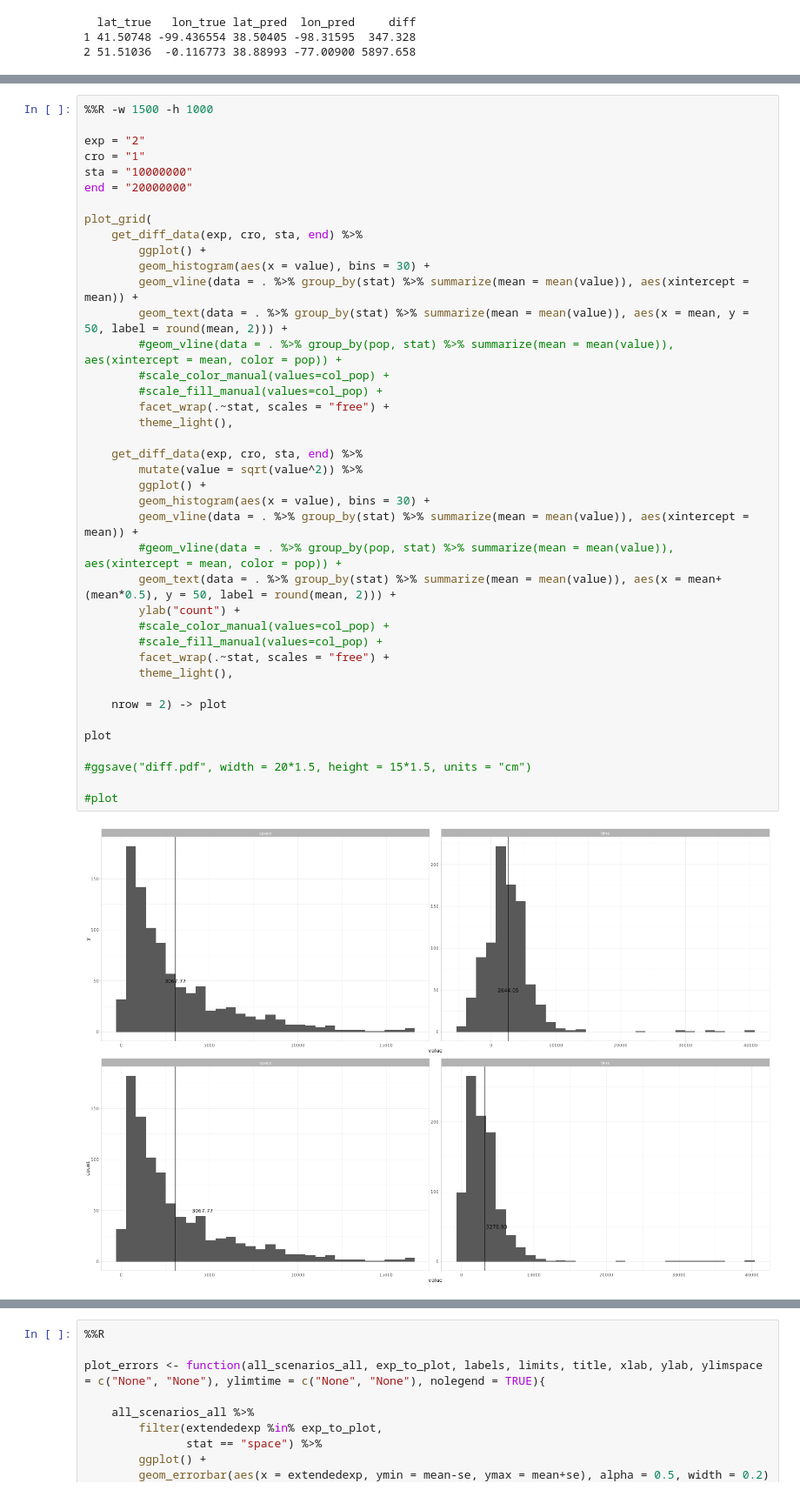
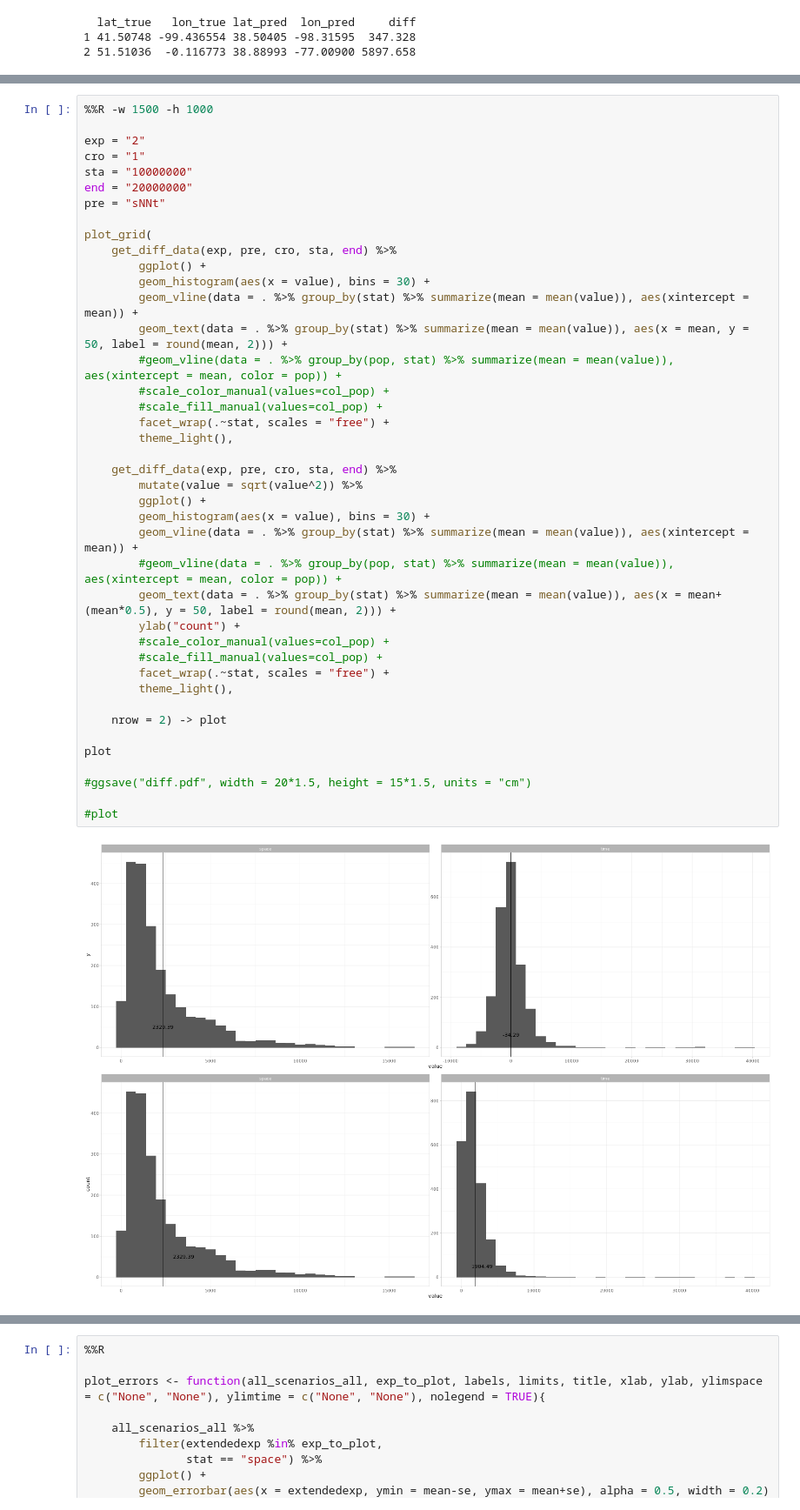
Before and after one commit to MoiColl/spaceNNtime, a Jupyter notebook: backup/jupyternotebooks/spaceNNtime_AADR.ipynb, the cells around one changed output, grey strips where cells are left out. Shown: that part at 87% size. Cells and saved outputs as stored; diff of their text form.

```diff
--- a/backup/jupyternotebooks/spaceNNtime_AADR.ipynb
+++ b/backup/jupyternotebooks/spaceNNtime_AADR.ipynb
@@ -377,40 +393,41 @@ exp = "2"
 cro = "1"
 sta = "10000000"
 end = "20000000"
+pre = "sNNt"
 
 plot_grid(
-    get_diff_data(exp, cro, sta, end) %>%
+    get_diff_data(exp, pre, cro, sta, end) %>%
         ggplot() +
         geom_histogram(aes(x = value), bins = 30) +
         geom_vline(data = . %>% group_by(stat) %>% summarize(mean = mean(value)), aes(xintercept = mean)) +
         geom_text(data = . %>% group_by(stat) %>% summarize(mean = mean(value)), aes(x = mean, y = 50, label = round(mean, 2))) +
         #geom_vline(data = . %>% group_by(pop, stat) %>% summarize(mean = mean(value)), aes(xintercept = mean, color = pop)) +
         #scale_color_manual(values=col_pop) +
         #scale_fill_manual(values=col_pop) +
         facet_wrap(.~stat, scales = "free") +
         theme_light(),
 
-    get_diff_data(exp, cro, sta, end) %>%
+    get_diff_data(exp, pre, cro, sta, end) %>%
         mutate(value = sqrt(value^2)) %>%
         ggplot() +
         geom_histogram(aes(x = value), bins = 30) +
         geom_vline(data = . %>% group_by(stat) %>% summarize(mean = mean(value)), aes(xintercept = mean)) +
         #geom_vline(data = . %>% group_by(pop, stat) %>% summarize(mean = mean(value)), aes(xintercept = mean, color = pop)) +
         geom_text(data = . %>% group_by(stat) %>% summarize(mean = mean(value)), aes(x = mean+(mean*0.5), y = 50, label = round(mean, 2))) +
         ylab("count") +
         #scale_color_manual(values=col_pop) +
         #scale_fill_manual(values=col_pop) +
         facet_wrap(.~stat, scales = "free") +
         theme_light(),
 
     nrow = 2) -> plot
 
 plot
 
 #ggsave("diff.pdf", width = 20*1.5, height = 15*1.5, units = "cm")
 
 #plot
 # %% [output]
-[figure, old version]
+[figure, new version]
 # %%
 %%R
```
Also changed, not shown: parts of 48 cells of this notebook, 6 other files.
